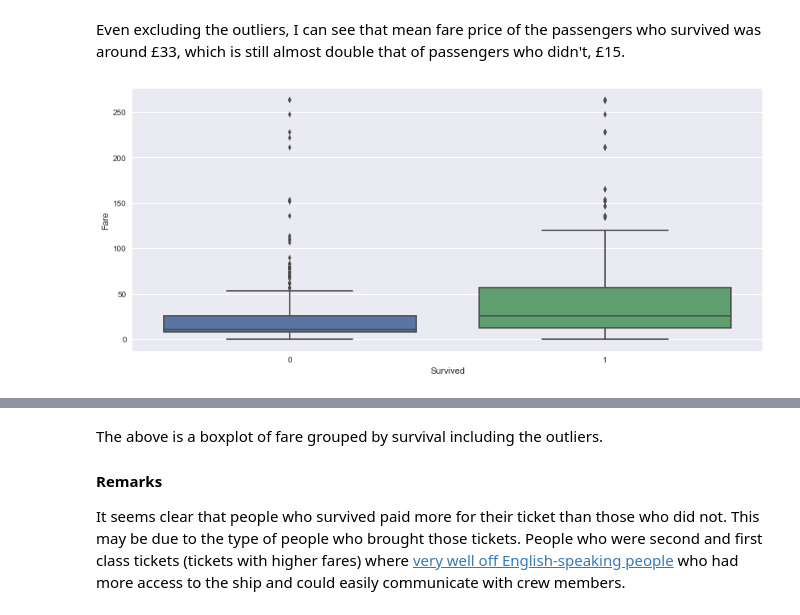
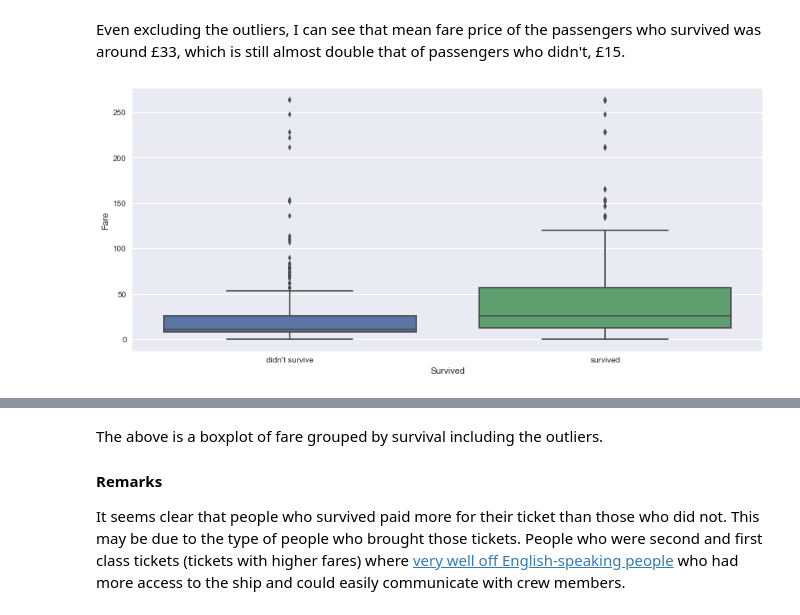
Before and after one commit to dataxerik/Udacity_Data_Analyst, a Jupyter notebook: Intro To Data Analytic/Intro To Data Analysis Project - Titanic Dataset.ipynb, the cells around one changed output, grey strips where cells are left out. Saved outputs shown, nothing was run; the diff lists cells and outputs as text; code cells hidden in the pictures.

```diff
--- a/Intro To Data Analytic/Intro To Data Analysis Project - Titanic Dataset.ipynb
+++ b/Intro To Data Analytic/Intro To Data Analysis Project - Titanic Dataset.ipynb
@@ -340,7 +394,8 @@ Name: Fare, dtype: float64
 Even excluding the outliers, I can see that mean fare price of the passengers who survived was around £33, which is still almost double that of passengers who didn't, £15.
 # %%
 seaborn.set(rc={"figure.figsize": (14, 6)})
-seaborn.boxplot(y='Fare', x='Survived',data=modified_raw_df[modified_raw_df['Fare'] < 512])
+seaborn.boxplot(y='Fare', x='Survived',data=titanic_raw_df[titanic_raw_df['Fare'] < 512])
+plt.xticks(plt.xticks()[0], ["didn't survive", "survived"])
 plt.show()
 # %% [output]
-[figure, old version]
+[figure, new version]
```
Also changed, not shown: parts of 22 cells of this notebook.
